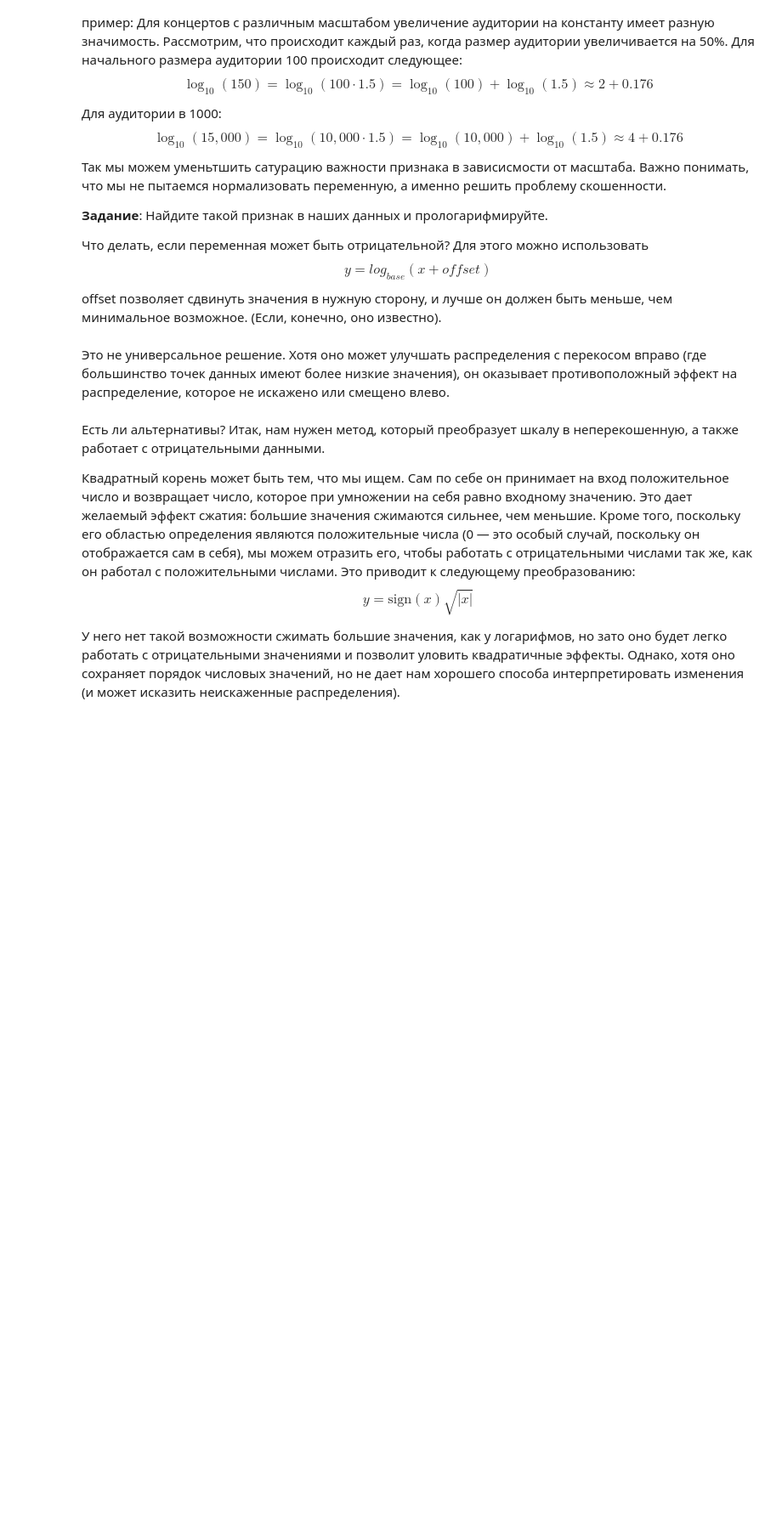
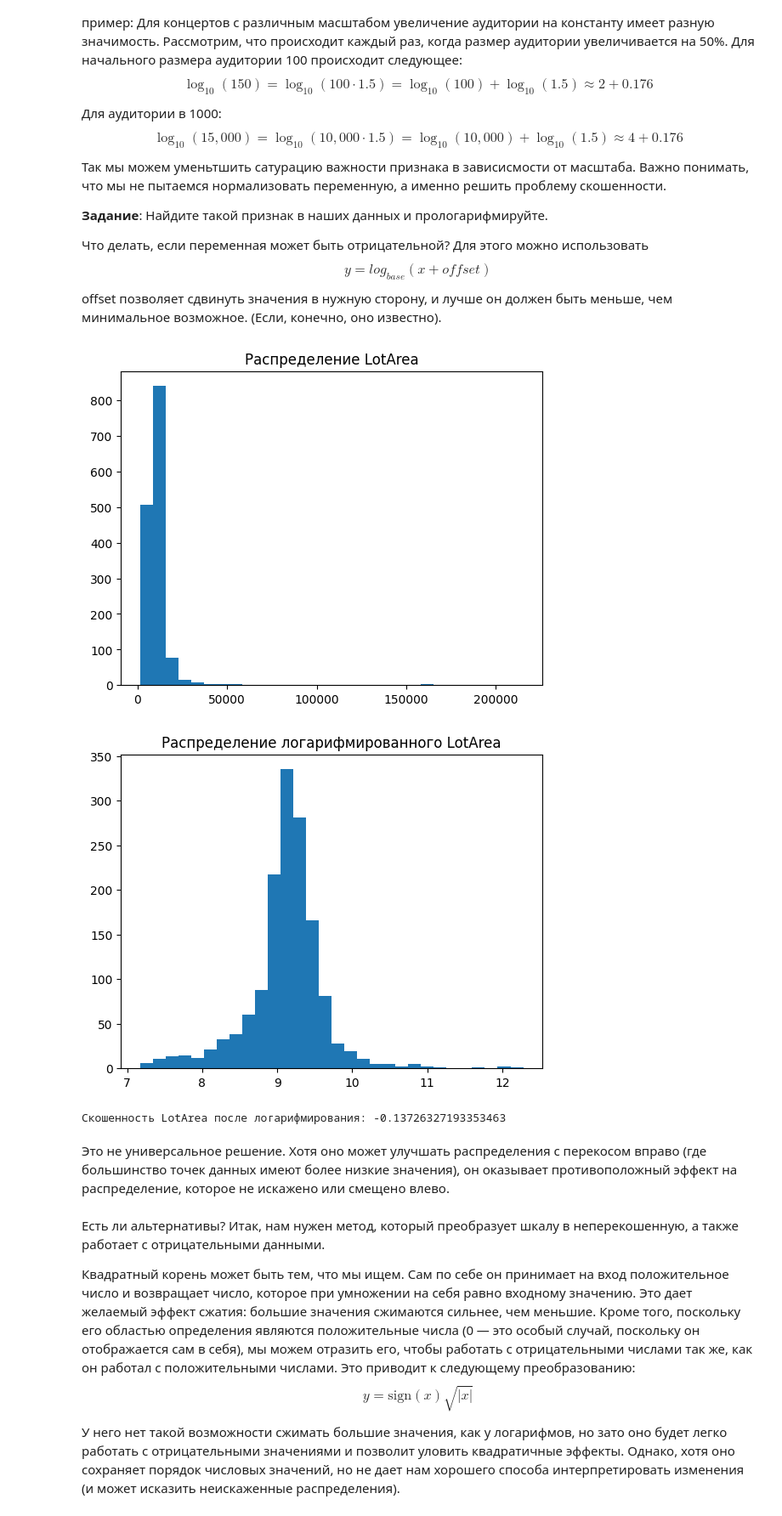
Before and after one commit to NikiTaku1/spbu-ai-fundamentals, a Jupyter notebook: practicum_2/practicum_2.ipynb, the cells around one changed output. Shown at 85% size. Cells and saved outputs as stored; diff of their text form; code cells hidden in the pictures; blank space fills up the shorter version.

```diff
--- a/practicum_2/practicum_2.ipynb
+++ b/practicum_2/practicum_2.ipynb
@@ -757,6 +733,26 @@ $$ \log_{10}(15,000) = \log_{10}(10,000 \cdot 1.5) = \log_{10}(10,000) + \log_{1
 Что делать, если переменная может быть отрицательной? Для этого можно использовать
 $$ y = log_{base}(x + offset) $$
 offset позволяет сдвинуть значения в нужную сторону, и лучше он должен быть меньше, чем минимальное возможное. (Если, конечно, оно известно).
+# %%
+from scipy.stats import skew
+traincopy = train_df.copy()
+trainskew = train_df['LotArea']
+testcopy = test_df.copy()
+tocheck = 'LotArea'
+plt.hist(traincopy[tocheck].dropna(), bins=30)
+plt.title(f"Распределение {tocheck}")
+plt.show()
+traincopy[tocheck] = np.log1p(traincopy[tocheck])
+testcopy[tocheck] = np.log1p(testcopy[tocheck])
+plt.hist(traincopy[tocheck].dropna(), bins=30)
+plt.title(f"Распределение логарифмированного {tocheck}")
+plt.show()
+skewness = skew(traincopy[tocheck].dropna())
+print(f"Скошенность {tocheck} после логарифмирования: {skewness}")
+# %% [output]
+[figure, added]
+[figure, added]
+Скошенность LotArea после логарифмирования: -0.13726327193353463
 # %% [markdown]
 Это не универсальное решение. Хотя оно может улучшать распределения с перекосом вправо (где большинство точек данных имеют более низкие значения), он оказывает противоположный эффект на распределение, которое не искажено или смещено влево.
 # %% [markdown]
```
Also changed, not shown: parts of 6 cells of this notebook, 2 other files.
